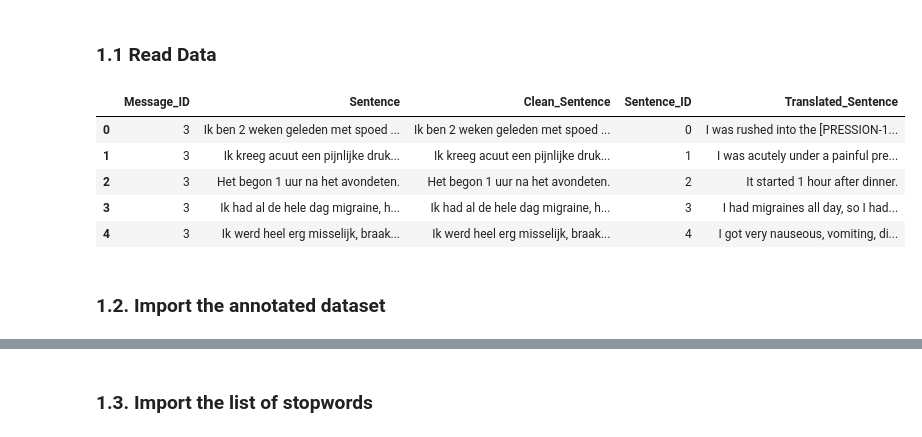
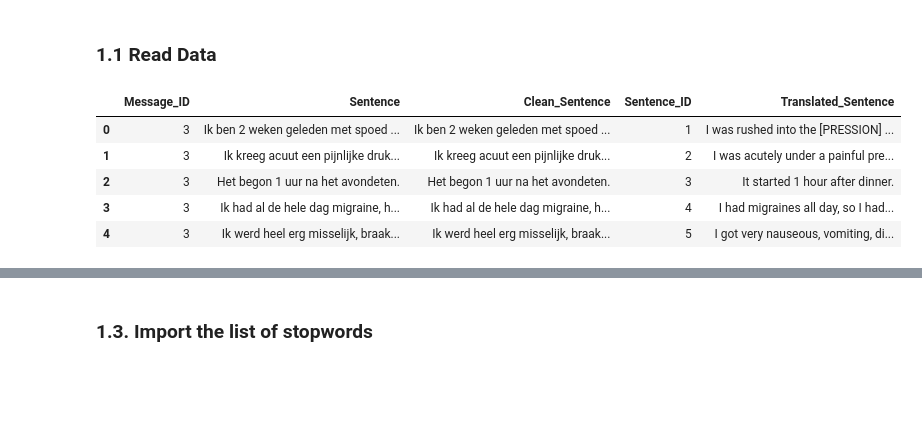
Before and after one commit to MaastrichtU-CDS/MyIBDcoachNLP, a Jupyter notebook: notebooks/analysis_of_sentences/bertje_new_input.ipynb, the cells around one changed output, grey strips where cells are left out. Cells and saved outputs as stored; diff of their text form; code cells hidden in the pictures; blank space fills up the shorter version.

```diff
--- a/notebooks/analysis_of_sentences/bertje_new_input.ipynb
+++ b/notebooks/analysis_of_sentences/bertje_new_input.ipynb
@@ -7,15 +7,15 @@
 # %%
 import pandas as pd
 # read the sentence data
-sentence_df = pd.read_excel("/workspace/mijnidbcoachnlp/data/analysis_datasets/input_data/translated_sentence_data.xlsx")
+df = pd.read_excel("/workspace/persistent/mijnidbcoachnlp/data/analysis_data/translated_sentence_data_new.xlsx")
 # check the head
-sentence_df.head()
+df.head()
 # %% [output]
 |  | Message_ID | Sentence | Clean_Sentence | Sentence_ID | Translated_Sentence |
-| 0 | 3 | Ik ben 2 weken geleden met spoed ... | Ik ben 2 weken geleden met spoed ... | 0 | I was rushed into the [PRESSION-1... |
-| 1 | 3 | Ik kreeg acuut een pijnlijke druk... | Ik kreeg acuut een pijnlijke druk... | 1 | I was acutely under a painful pre... |
-| 2 | 3 | Het begon 1 uur na het avondeten. | Het begon 1 uur na het avondeten. | 2 | It started 1 hour after dinner. |
-| 3 | 3 | Ik had al de hele dag migraine, h... | Ik had al de hele dag migraine, h... | 3 | I had migraines all day, so I had... |
-| 4 | 3 | Ik werd heel erg misselijk, braak... | Ik werd heel erg misselijk, braak... | 4 | I got very nauseous, vomiting, di... |
+| 0 | 3 | Ik ben 2 weken geleden met spoed ... | Ik ben 2 weken geleden met spoed ... | 1 | I was rushed into the [PRESSION] ... |
+| 1 | 3 | Ik kreeg acuut een pijnlijke druk... | Ik kreeg acuut een pijnlijke druk... | 2 | I was acutely under a painful pre... |
+| 2 | 3 | Het begon 1 uur na het avondeten. | Het begon 1 uur na het avondeten. | 3 | It started 1 hour after dinner. |
+| 3 | 3 | Ik had al de hele dag migraine, h... | Ik had al de hele dag migraine, h... | 4 | I had migraines all day, so I had... |
+| 4 | 3 | Ik werd heel erg misselijk, braak... | Ik werd heel erg misselijk, braak... | 5 | I got very nauseous, vomiting, di... |
 # %%
 # clean sentences as inputs
@@ -23,2 +22,0 @@ sentences = sentence_df["Clean_Sentence"].to_list()
-# %% [markdown]
-### 1.2. Import the annotated dataset
```
Also changed, not shown: parts of 91 cells of this notebook, 28 other files.
